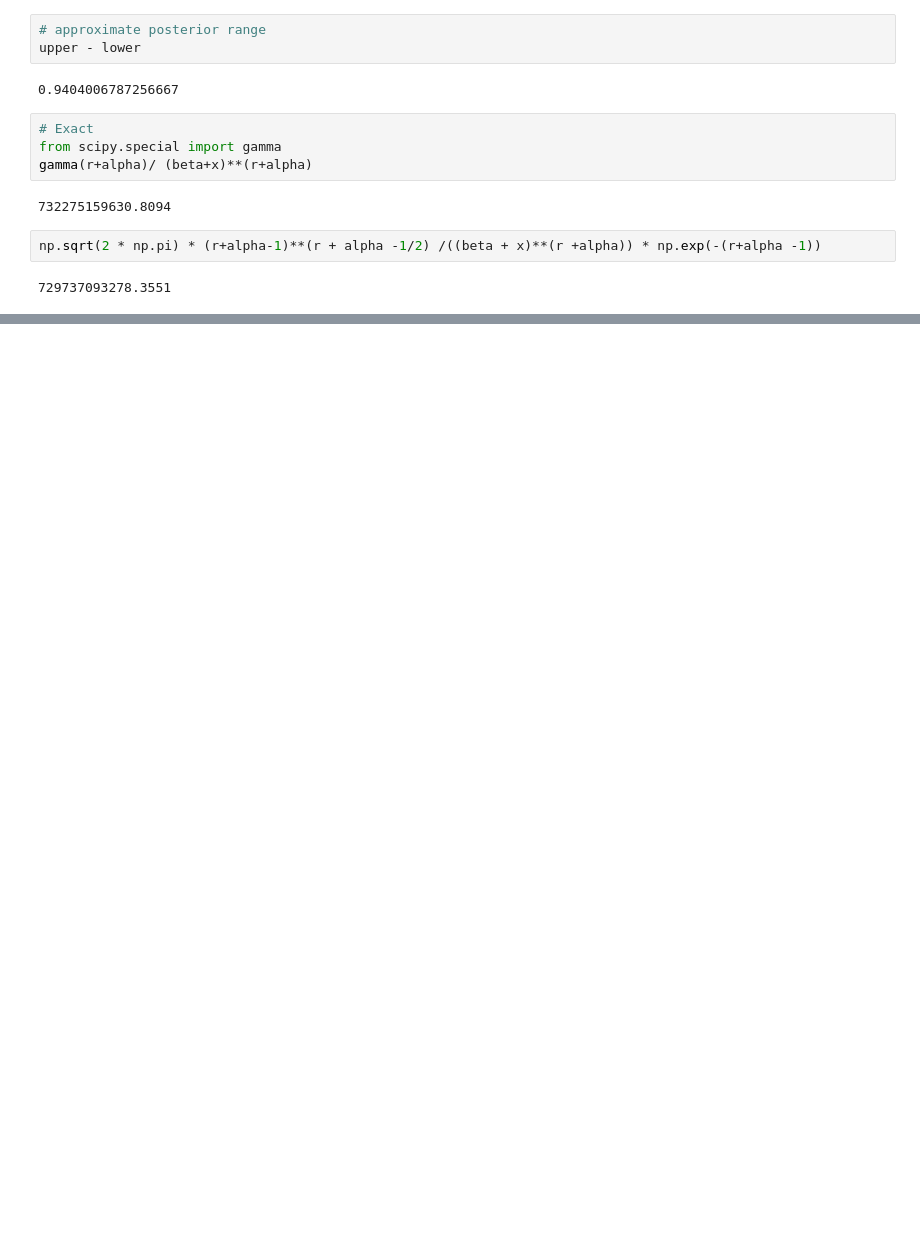
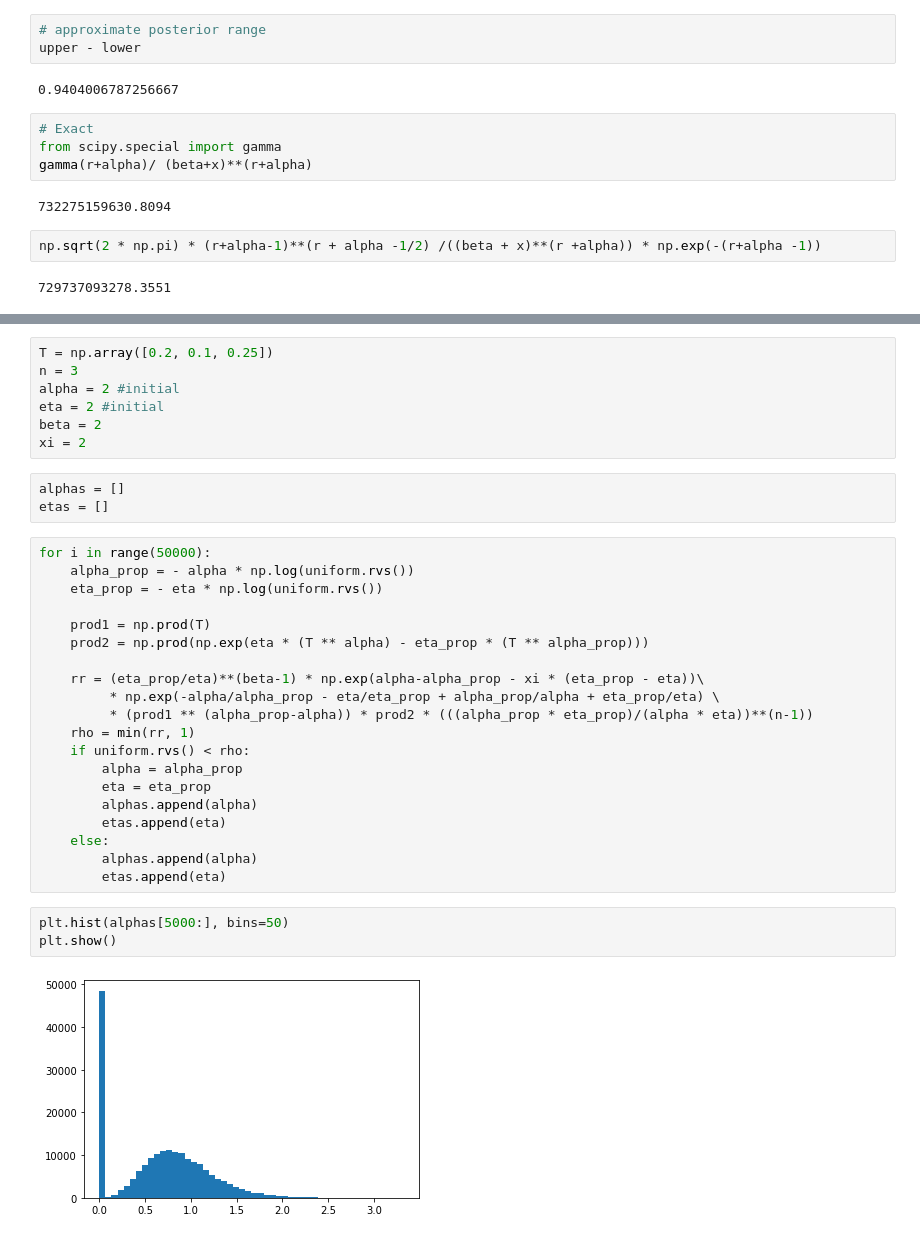
Before and after one commit to Peacock-Biscuit/MSSTAT, a Jupyter notebook: ISyE6420 Bayesian Statistics/Demo/Unit5.ipynb, the cells around one changed output, grey strips where cells are left out. Drawn from its saved outputs; the diff is of its cells as text; blank space fills up the shorter version.

```diff
--- a/ISyE6420 Bayesian Statistics/Demo/Unit5.ipynb
+++ b/ISyE6420 Bayesian Statistics/Demo/Unit5.ipynb
@@ -109,0 +157,35 @@ np.sqrt(2 * np.pi) * (r+alpha-1)**(r + alpha -1/2) /((beta + x)**(r +alpha)) * n
+# %%
+T = np.array([0.2, 0.1, 0.25])
+n = 3
+alpha = 2 #initial
+eta = 2 #initial
+beta = 2
+xi = 2
+# %%
+alphas = []
+etas = []
+# %%
+for i in range(50000):
+    alpha_prop = - alpha * np.log(uniform.rvs())
+    eta_prop = - eta * np.log(uniform.rvs())
+
+    prod1 = np.prod(T)
+    prod2 = np.prod(np.exp(eta * (T ** alpha) - eta_prop * (T ** alpha_prop)))
+
+    rr = (eta_prop/eta)**(beta-1) * np.exp(alpha-alpha_prop - xi * (eta_prop - eta))\
+         * np.exp(-alpha/alpha_prop - eta/eta_prop + alpha_prop/alpha + eta_prop/eta) \
+         * (prod1 ** (alpha_prop-alpha)) * prod2 * (((alpha_prop * eta_prop)/(alpha * eta))**(n-1))
+    rho = min(rr, 1)
+    if uniform.rvs() < rho:
+        alpha = alpha_prop
+        eta = eta_prop
+        alphas.append(alpha)
+        etas.append(eta)
+    else:
+        alphas.append(alpha)
+        etas.append(eta)
+# %%
+plt.hist(alphas[5000:], bins=50)
+plt.show()
+# %% [output]
+[figure, added]
```
Also changed, not shown: parts of 13 cells of this notebook.
